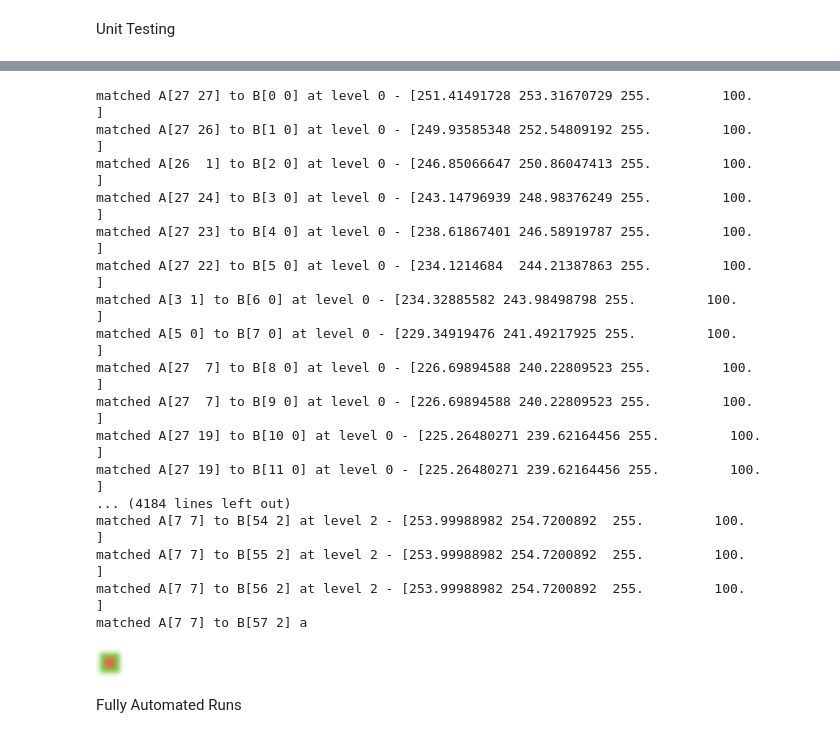
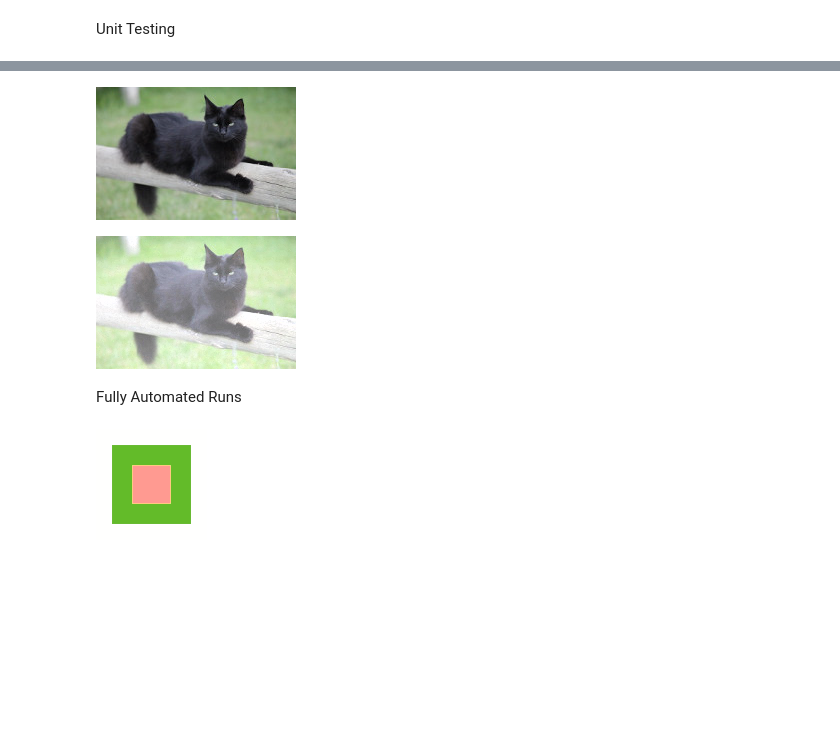
Before and after one commit to gupta1000/image-analogies, a Jupyter notebook: img_analogies.ipynb, the cells around one changed output, grey strips where cells are left out. Cells and saved outputs as stored; diff of their text form; code cells hidden in the pictures; blank space fills up the shorter version.

Commit message:
more complex luminance analogies are synthesizable

```diff
--- a/img_analogies.ipynb
+++ b/img_analogies.ipynb
@@ -256,16 +285,25 @@ def best_match(a_f, a_p_f, b_f, b_p_f, a_forest, pixel_maps, s, q, l):
   return p_coh if (dist_coh <= (dist_app * (1 + 2^(l - L) * K))) else p_app
 # %%
 def match_all(a_f, a_p_f, b_f, b_p_f, a_forest, pixel_maps, s, L):
+  i = 0
   for l in range(L):
     for q_y in range(b_f[l].shape[0]):
       for q_x in range(b_f[l].shape[1]):
         p = best_match(a_f, a_p_f, b_f, b_p_f, a_forest, pixel_maps, s, (q_x, q_y), l)
         b_p_f[l][q_y,q_x] = a_p_f[l][p[1],p[0]]
         s[l][q_y,q_x] = p
-        print("matched A" + str(p) + " to B[" + str(q_x) + " " + str(q_y) + "] at level "  + str(l) + " - " + str(a_p_f[l][p[1],p[0]]))
-  return b_p_f, s
+        if (i%256==0): print("matched A" + str(p) + " to B[" + str(q_x) + " " + str(q_y) + "] @l(" + str(l) + ") - " + str(a_p_f[l][p[1],p[0]]))
+        i+=1
+  return b_p_f
 # %% [markdown]
 **Image Analogies Core**
+# %%
+# this reconstruction will work on luminance filter analogies
+def reconstruct_luminance(pyr, b, l):
+  lab = cv2.cvtColor((b[l]/255.0).astype("float32"), cv2.COLOR_BGR2LAB)
+  lab[:,:,0] = pyr[l][:,:,0]
+  lab = cv2.cvtColor(lab, cv2.COLOR_LAB2BGR)
+  return lab * 255
 # %% [markdown]
 Unit Testing
 # %%
@@ -278,32 +324,15 @@ a_f, a_p_f, b_f, b_p_f, s = compute_featuresets(a, a_p, b, L)
 # %%
 a_forest, pixel_maps = plant_forest(a_f, L)
 # %%
-b_p_f, s = match_all(a_f, a_p_f, b_f, b_p_f, a_forest, pixel_maps, s, L)
+b_p_f = match_all(a_f, a_p_f, b_f, b_p_f, a_forest, pixel_maps, s, L)
-# %% [output]
-matched A[27 27] to B[0 0] at level 0 - [251.41491728 253.31670729 255.         100.        ]
-matched A[27 26] to B[1 0] at level 0 - [249.93585348 252.54809192 255.         100.        ]
-matched A[26  1] to B[2 0] at level 0 - [246.85066647 250.86047413 255.         100.        ]
-matched A[27 24] to B[3 0] at level 0 - [243.14796939 248.98376249 255.         100.        ]
-matched A[27 23] to B[4 0] at level 0 - [238.61867401 246.58919787 255.         100.        ]
-matched A[27 22] to B[5 0] at level 0 - [234.1214684  244.21387863 255.         100.        ]
-matched A[3 1] to B[6 0] at level 0 - [234.32885582 243.98498798 255.         100.        ]
-matched A[5 0] to B[7 0] at level 0 - [229.34919476 241.49217925 255.         100.        ]
-matched A[27  7] to B[8 0] at level 0 - [226.69894588 240.22809523 255.         100.        ]
-matched A[27  7] to B[9 0] at level 0 - [226.69894588 240.22809523 255.         100.        ]
-matched A[27 19] to B[10 0] at level 0 - [225.26480271 239.62164456 255.         100.        ]
-matched A[27 19] to B[11 0] at level 0 - [225.26480271 239.62164456 255.         100.        ]
-... (4184 lines left out)
-matched A[7 7] to B[54 2] at level 2 - [253.99988982 254.7200892  255.         100.        ]
-matched A[7 7] to B[55 2] at level 2 - [253.99988982 254.7200892  255.         100.        ]
-matched A[7 7] to B[56 2] at level 2 - [253.99988982 254.7200892  255.         100.        ]
-matched A[7 7] to B[57 2] a
-# %%
-# print(b_f[1][:, :, 0:3])
-cv2_imshow(b_f[0][:, :, 0:3])
-# cv2_imshow(b_p_f[2][:,:,0:3].astype("float32"))
-# cv2_imwrite(b_p_f[][:, :, 0:3], './output.jpg')
-# %% [output]
-[figure, removed]
+# %%
+b_p = reconstruct_luminance(b_p_f, b, L-1)
+# %%
+cv2_imshow(b[2])
+cv2_imshow(b_p)
+# %% [output]
+[figure, added]
+[figure, added]
 # %% [markdown]
 Fully Automated Runs
 # %%
@@ -324,0 +356,5 @@ def create_image_analogy(A, A_p, B, L, out_w, out_h):
+# %%
+b_p = reconstruct_img(b_p_f, b, L-1)
+cv2_imshow(b_p)
+# %% [output]
+[figure, added]
```
Also changed, not shown: parts of 15 cells of this notebook.
